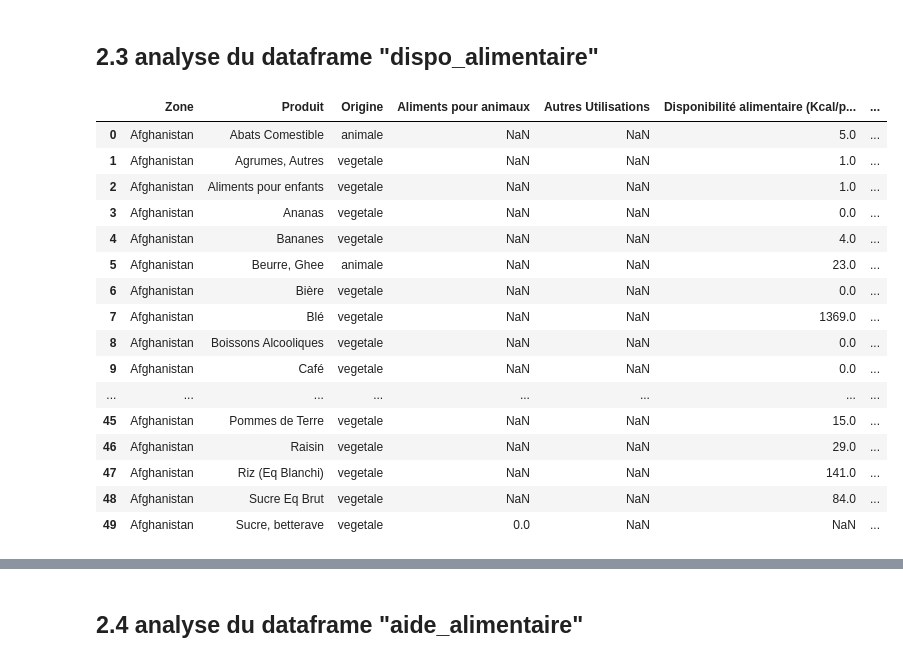
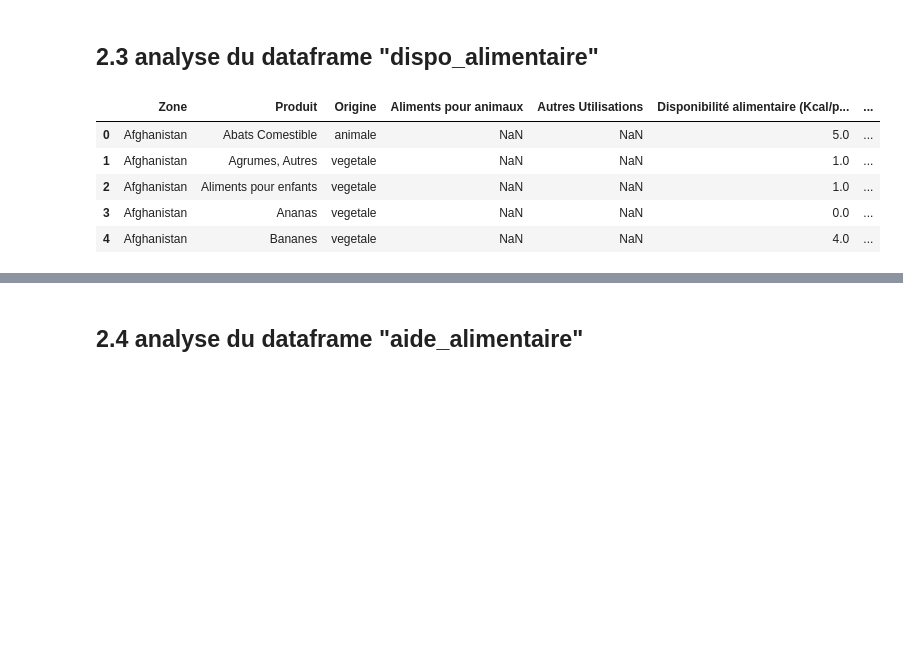
Before and after one commit to Tedjoulemohermann/Tedjoulemohermann, a Jupyter notebook: Projet1_analytics_Hermann.ipynb, the cells around one changed output, grey strips where cells are left out. Drawn from its saved outputs; the diff is of its cells as text; code cells hidden in the pictures; blank space fills up the shorter version.

```diff
--- a/Projet1_analytics_Hermann.ipynb
+++ b/Projet1_analytics_Hermann.ipynb
@@ -145,25 +145,14 @@ memory usage: 28.7+ KB
 ## 2.3 analyse du dataframe "dispo_alimentaire"
 # %%
 dispo_alimentaire=pd.read_csv('dispo_alimentaire.csv')
-dispo_alimentaire.head(50)
+dispo_alimentaire.head(5)
 # %% [output]
 |  | Zone | Produit | Origine | Aliments pour animaux | Autres Utilisations | Disponibilité alimentaire (Kcal/p... | ... |
 | 0 | Afghanistan | Abats Comestible | animale | NaN | NaN | 5.0 | ... |
 | 1 | Afghanistan | Agrumes, Autres | vegetale | NaN | NaN | 1.0 | ... |
 | 2 | Afghanistan | Aliments pour enfants | vegetale | NaN | NaN | 1.0 | ... |
 | 3 | Afghanistan | Ananas | vegetale | NaN | NaN | 0.0 | ... |
 | 4 | Afghanistan | Bananes | vegetale | NaN | NaN | 4.0 | ... |
-| 5 | Afghanistan | Beurre, Ghee | animale | NaN | NaN | 23.0 | ... |
-| 6 | Afghanistan | Bière | vegetale | NaN | NaN | 0.0 | ... |
-| 7 | Afghanistan | Blé | vegetale | NaN | NaN | 1369.0 | ... |
-| 8 | Afghanistan | Boissons Alcooliques | vegetale | NaN | NaN | 0.0 | ... |
-| 9 | Afghanistan | Café | vegetale | NaN | NaN | 0.0 | ... |
-| ... | ... | ... | ... | ... | ... | ... | ... |
-| 45 | Afghanistan | Pommes de Terre | vegetale | NaN | NaN | 15.0 | ... |
-| 46 | Afghanistan | Raisin | vegetale | NaN | NaN | 29.0 | ... |
-| 47 | Afghanistan | Riz (Eq Blanchi) | vegetale | NaN | NaN | 141.0 | ... |
-| 48 | Afghanistan | Sucre Eq Brut | vegetale | NaN | NaN | 84.0 | ... |
-| 49 | Afghanistan | Sucre, betterave | vegetale | 0.0 | NaN | NaN | ... |
 # %%
 dispo_alimentaire.info()
 # %% [output]
```
Also changed, not shown: parts of 4 cells of this notebook.
